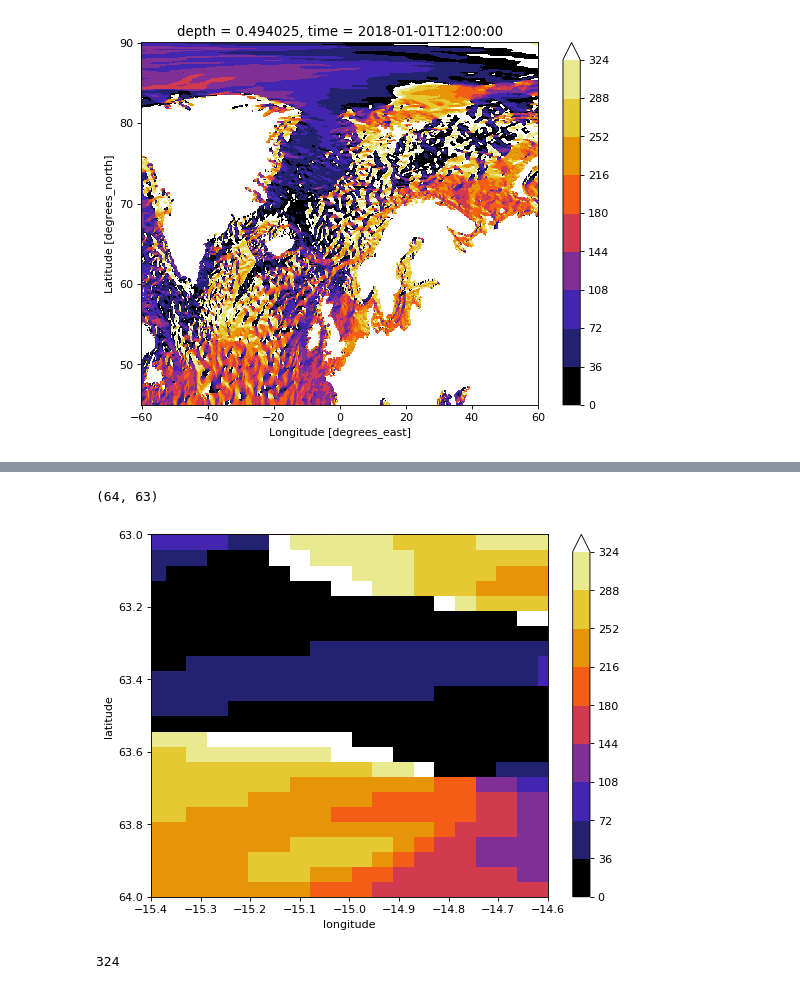
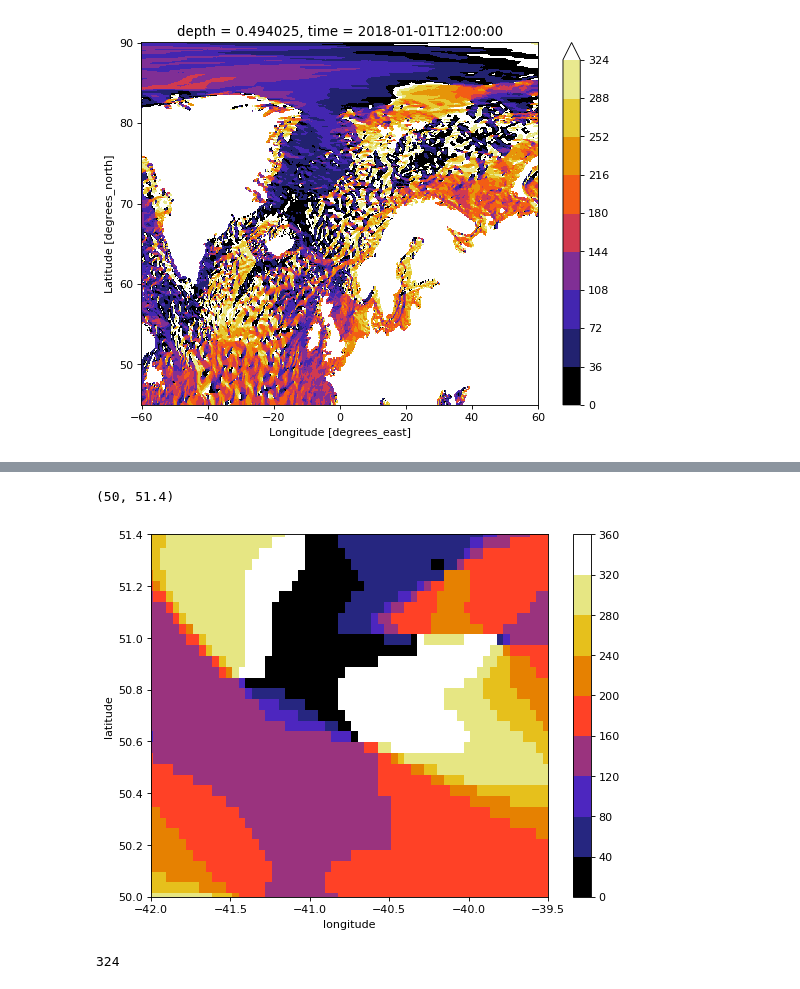
Before and after one commit to evenlwanvik/TTK-4900-Master, a Jupyter notebook: visualize/global_10km.ipynb, the cells around one changed output, grey strips where cells are left out. Drawn from its saved outputs; the diff is of its cells as text; code cells hidden in the pictures.

```diff
--- a/visualize/global_10km.ipynb
+++ b/visualize/global_10km.ipynb
@@ -34,34 +39,30 @@ phase_angle.plot(cmap='CMRmap', levels=levels)#, xlim=[-1,-0.3], ylim=[64.7, 65.
 # %%
 from scipy.interpolate import interp2d
 from scipy.interpolate import griddata
 import cv2
 
 latNew = np.linspace(lat[0], lat[-1], lat.size*2)
 lonNew = np.linspace(lon[0], lon[-1], lon.size*2)
 
 u = ds['uo'][0][0]
 v = ds['vo'][0][0]
 u_new = cv2.resize(u.values, dsize=(lonNew.size, latNew.size), interpolation=cv2.INTER_CUBIC)
 u_new = xr.Dataset({'u_new': (('latitude', 'longitude'), u_new)}).u_new
 u_new['latitude'], u_new['longitude']  = latNew, lonNew;
 v_new = cv2.resize(v.values, dsize=(lonNew.size, latNew.size), interpolation=cv2.INTER_CUBIC)
 v_new = xr.Dataset({'v_new': (('latitude', 'longitude'), v_new)}).v_new
 v_new['latitude'], v_new['longitude']  = latNew, lonNew;
 
 with np.errstate(all='ignore'):
     phase_angle_interp = xr.ufuncs.rad2deg( xr.ufuncs.arctan2(v_new, u_new) ) + 180
 
 fig=plt.figure(figsize=(8,6), dpi= 80, facecolor='w', edgecolor='w')
-levels = np.arange(0,360,36)
-phase_angle_interp.plot(cmap='CMRmap', levels=levels, xlim=[-1,-0.3], ylim=[64.7, 65.8])
-#plt.xlim(-42,-36)
-#plt.ylim(46, 50)
-plt.xlim(-15.4,-14.6)
-plt.ylim(64, 63)
-#(phase_angle_interp*(-1)+360).plot(cmap='CMRmap', levels=levels)
+phase_angle_interp.plot(cmap='CMRmap', levels=10)#, levels=levels, xlim=[-1,-0.3], ylim=[64.7, 65.8])
+plt.xlim(-42,-39.5)
+plt.ylim(50, 51.4)
 # %% [output]
-(64, 63)
+(50, 51.4)
-[figure, old version]
+[figure, new version]
 # %%
 x = 325
 while (x%9) != 0:
```
Also changed, not shown: parts of 3 cells of this notebook, 8 other files.
